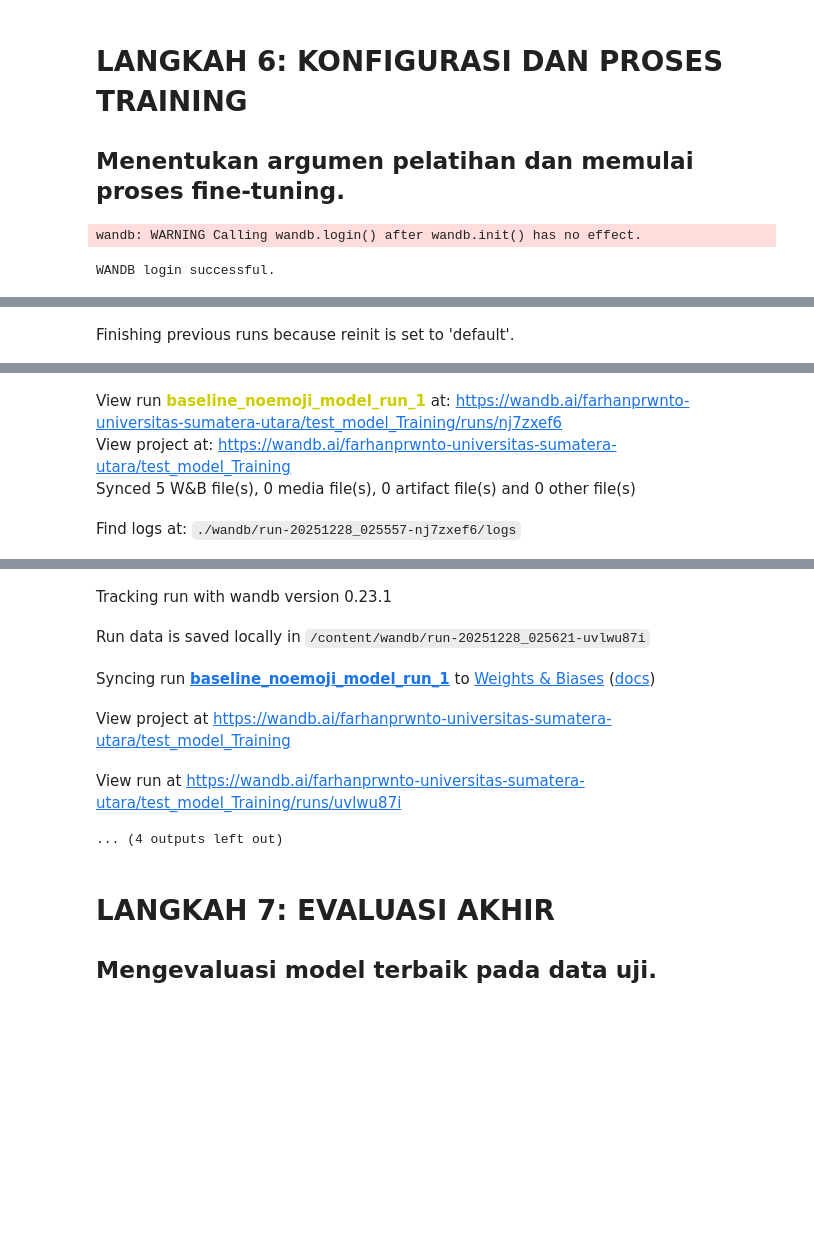
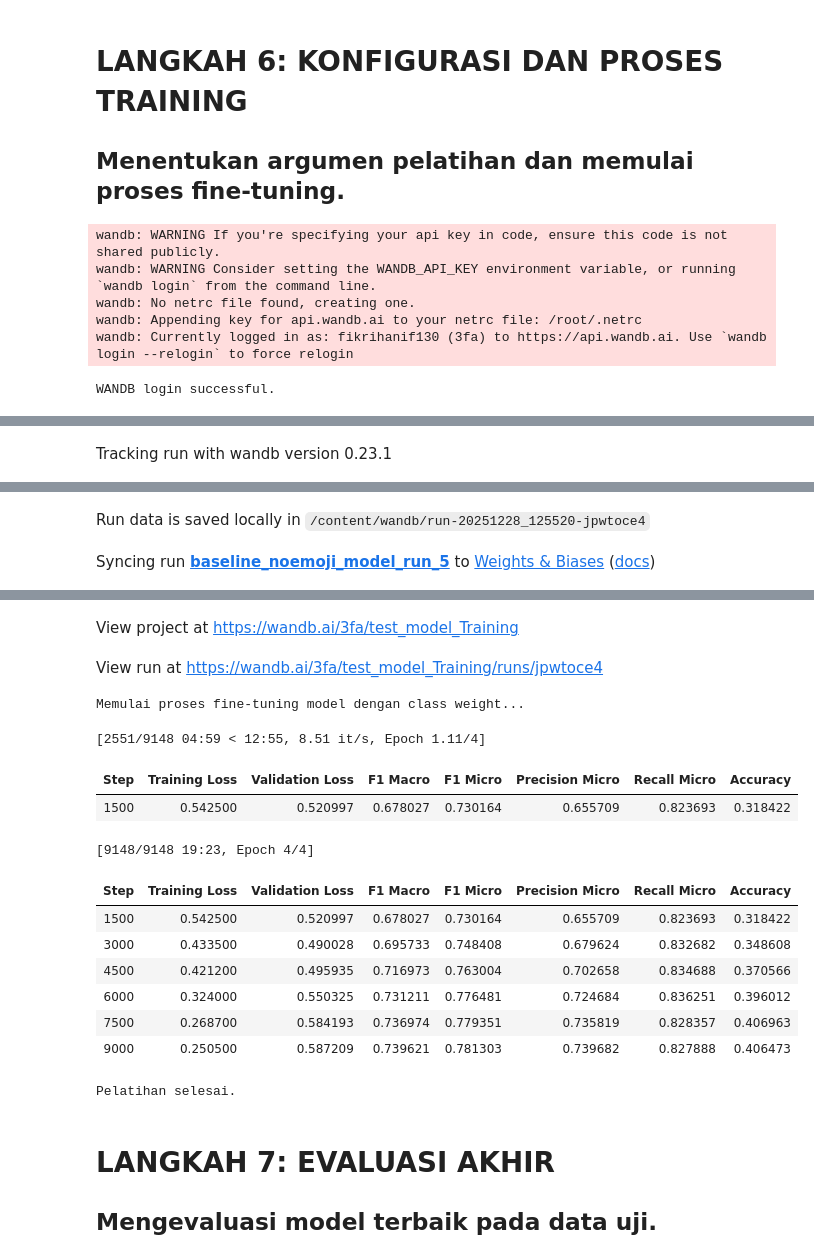
Before and after one commit to gikirima/TEA-emoji, a Jupyter notebook: Model Training/TEA_baseline_model_noemoji.ipynb, the cells around one changed output, grey strips where cells are left out. Saved outputs shown, nothing was run; the diff lists cells and outputs as text; code cells hidden in the pictures; blank space fills up the shorter version.

```diff
--- a/Model Training/TEA_baseline_model_noemoji.ipynb
+++ b/Model Training/TEA_baseline_model_noemoji.ipynb
@@ -324,7 +321,7 @@ try:
         print("WANDB login successful.")
         wandb.init(
             project="test_model_Training",
-            name="baseline_noemoji_model_run_1",
+            name="baseline_noemoji_model_run_5",
         )
         report_to = "wandb"
     else:
@@ -351,10 +348,10 @@ training_args = TrainingArguments(
     save_total_limit=3,            # Simpan maksimal 3 checkpoint (termasuk yg terbaik)
 
     # --- Hyperparameter Training ---
-    per_device_train_batch_size=16,
-    per_device_eval_batch_size=16,
-    num_train_epochs=3,
-    learning_rate=3e-5,            # Learning rate yang umum untuk fine-tuning BERT
+    per_device_train_batch_size=32,
+    per_device_eval_batch_size=32,
+    num_train_epochs=4,
+    learning_rate=2e-5,            # Learning rate yang umum untuk fine-tuning BERT
     warmup_steps=500,              # Pemanasan untuk menstabilkan training
     weight_decay=0.01,             # Regularisasi untuk mencegah overfitting
 
@@ -381,5 +378,9 @@ trainer.train()
 
 print("\nPelatihan selesai.")
 # %% [output]
-wandb: WARNING Calling wandb.login() after wandb.init() has no effect.
+wandb: WARNING If you're specifying your api key in code, ensure this code is not shared publicly.
+wandb: WARNING Consider setting the WANDB_API_KEY environment variable, or running `wandb login` from the command line.
+wandb: No netrc file found, creating one.
+wandb: Appending key for api.wandb.ai to your netrc file: /root/.netrc
+wandb: Currently logged in as: fikrihanif130 (3fa) to https://api.wandb.ai. Use `wandb login --relogin` to force relogin
 WANDB login successful.
@@ -386 +388 @@ WANDB login successful.
-Finishing previous runs because reinit is set to 'default'.
+Tracking run with wandb version 0.23.1
@@ -388,4 +389,2 @@ Finishing previous runs because reinit is set to 'default'.
-View run baseline_noemoji_model_run_1 at: https://wandb.ai/farhanprwnto-universitas-sumatera-utara/test_model_Training/runs/nj7zxef6
-View project at: https://wandb.ai/farhanprwnto-universitas-sumatera-utara/test_model_Training
-Synced 5 W&B file(s), 0 media file(s), 0 artifact file(s) and 0 other file(s)
+Run data is saved locally in /content/wandb/run-20251228_125520-jpwtoce4
-Find logs at: ./wandb/run-20251228_025557-nj7zxef6/logs
+Syncing run baseline_noemoji_model_run_5 to Weights & Biases (docs)
@@ -393,9 +391,18 @@ Find logs at: ./wandb/run-20251228_025557-nj7zxef6/logs
-Tracking run with wandb version 0.23.1
+View project at https://wandb.ai/3fa/test_model_Training
-Run data is saved locally in /content/wandb/run-20251228_025621-uvlwu87i
+View run at https://wandb.ai/3fa/test_model_Training/runs/jpwtoce4
-Syncing run baseline_noemoji_model_run_1 to Weights & Biases (docs)
-View project at https://wandb.ai/farhanprwnto-universitas-sumatera-utara/test_model_Training
-View run at https://wandb.ai/farhanprwnto-universitas-sumatera-utara/test_model_Training/runs/uvlwu87i
-... (4 outputs left out)
+Memulai proses fine-tuning model dengan class weight...
+[2551/9148 04:59 < 12:55, 8.51 it/s, Epoch 1.11/4]
+| Step | Training Loss | Validation Loss | F1 Macro | F1 Micro | Precision Micro | Recall Micro | Accuracy |
+| 1500 | 0.542500 | 0.520997 | 0.678027 | 0.730164 | 0.655709 | 0.823693 | 0.318422 |
+[9148/9148 19:23, Epoch 4/4]
+| Step | Training Loss | Validation Loss | F1 Macro | F1 Micro | Precision Micro | Recall Micro | Accuracy |
+| 1500 | 0.542500 | 0.520997 | 0.678027 | 0.730164 | 0.655709 | 0.823693 | 0.318422 |
+| 3000 | 0.433500 | 0.490028 | 0.695733 | 0.748408 | 0.679624 | 0.832682 | 0.348608 |
+| 4500 | 0.421200 | 0.495935 | 0.716973 | 0.763004 | 0.702658 | 0.834688 | 0.370566 |
+| 6000 | 0.324000 | 0.550325 | 0.731211 | 0.776481 | 0.724684 | 0.836251 | 0.396012 |
+| 7500 | 0.268700 | 0.584193 | 0.736974 | 0.779351 | 0.735819 | 0.828357 | 0.406963 |
+| 9000 | 0.250500 | 0.587209 | 0.739621 | 0.781303 | 0.739682 | 0.827888 | 0.406473 |
+Pelatihan selesai.
 # %% [markdown]
 # LANGKAH 7: EVALUASI AKHIR
 ## Mengevaluasi model terbaik pada data uji.
```
Also changed, not shown: parts of 7 cells of this notebook, 2 other files.
